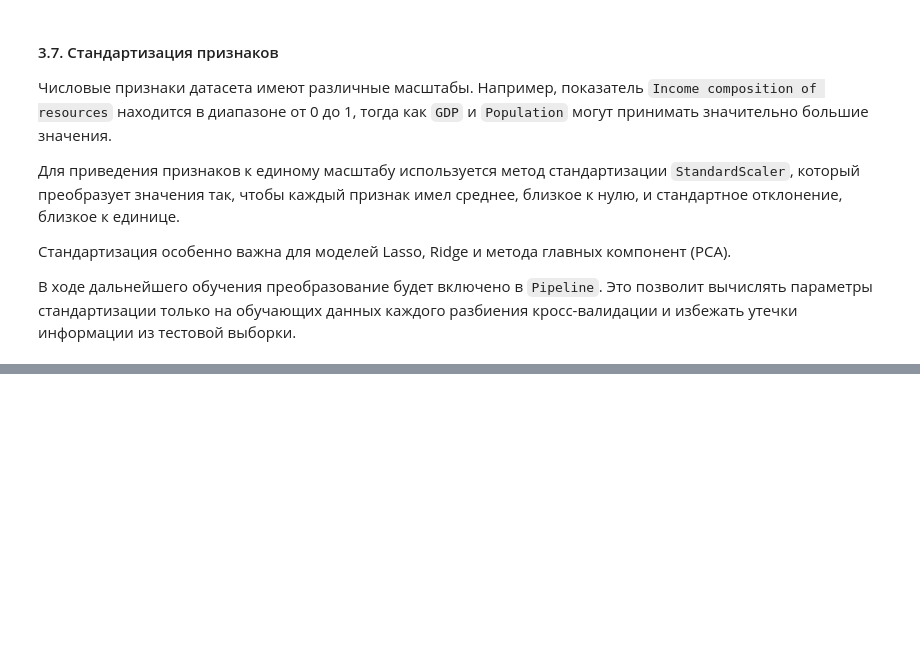
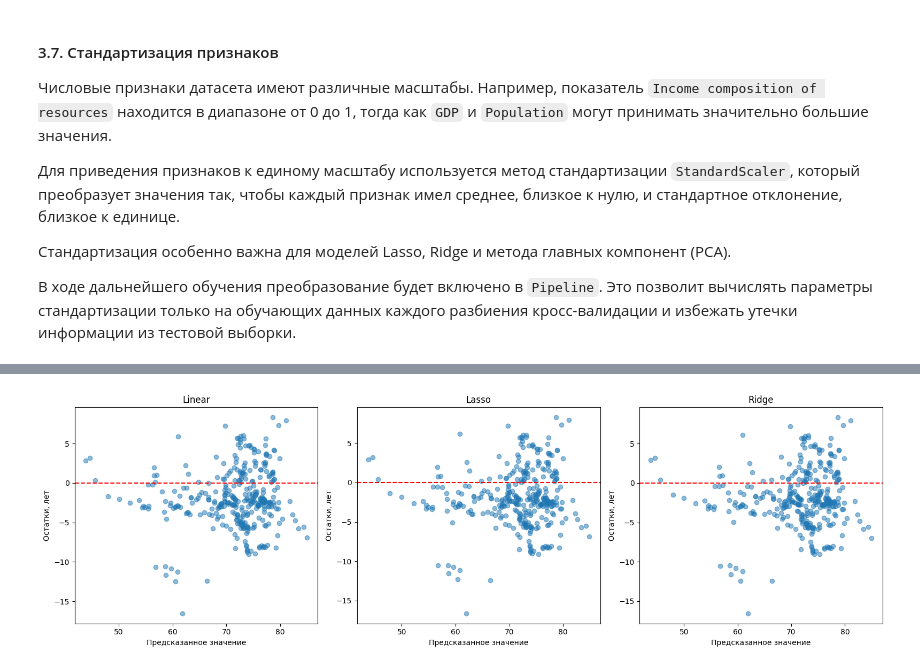
Before and after one commit to anna-1225/lab_1_machine_learning, a Jupyter notebook: report.ipynb, the cells around one changed output, grey strips where cells are left out. Saved outputs shown, nothing was run; the diff lists cells and outputs as text; code cells hidden in the pictures; blank space fills up the shorter version.

```diff
--- a/report.ipynb
+++ b/report.ipynb
@@ -409,0 +528,24 @@ plt.show()
+# %%
+from sklearn.pipeline import Pipeline
+from sklearn.linear_model import LinearRegression, Lasso, Ridge
+
+models = {
+    "Linear": Pipeline([
+        ("scaler", StandardScaler()),
+        ("model", LinearRegression())
+    ]),
+
+    "Lasso": Pipeline([
+        ("scaler", StandardScaler()),
+        ("model", Lasso(max_iter=10000))
+    ]),
+
+    "Ridge": Pipeline([
+        ("scaler", StandardScaler()),
+        ("model", Ridge())
+    ])
+}
+
+print("Созданы модели:")
+for name in models:
+    print(name)
@@ -409,0 +691,19 @@ plt.show()
+# %%
+fig, axes = plt.subplots(1, 3, figsize=(16, 5))
+
+for ax, (name, model) in zip(axes, trained_models.items()):
+
+    y_pred = model.predict(X_test)
+    residuals = y_test - y_pred
+
+    ax.scatter(y_pred, residuals, alpha=0.5)
+    ax.axhline(0, color="red", linestyle="--")
+
+    ax.set_title(name)
+    ax.set_xlabel("Предсказанное значение")
+    ax.set_ylabel("Остатки, лет")
+
+plt.tight_layout()
+plt.show()
+# %% [output]
+[figure, added]
```
Also changed, not shown: parts of 45 cells of this notebook, 26 other files.
